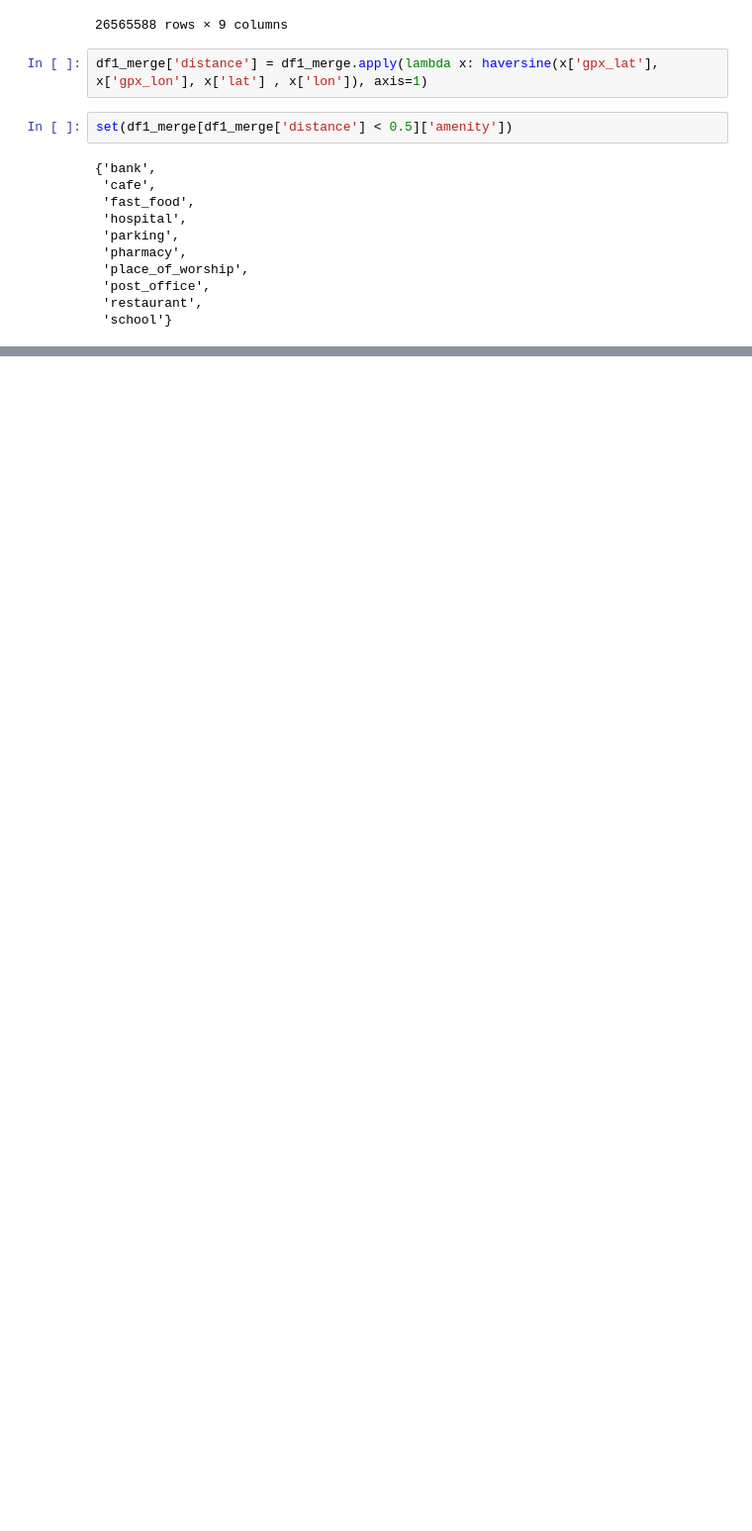
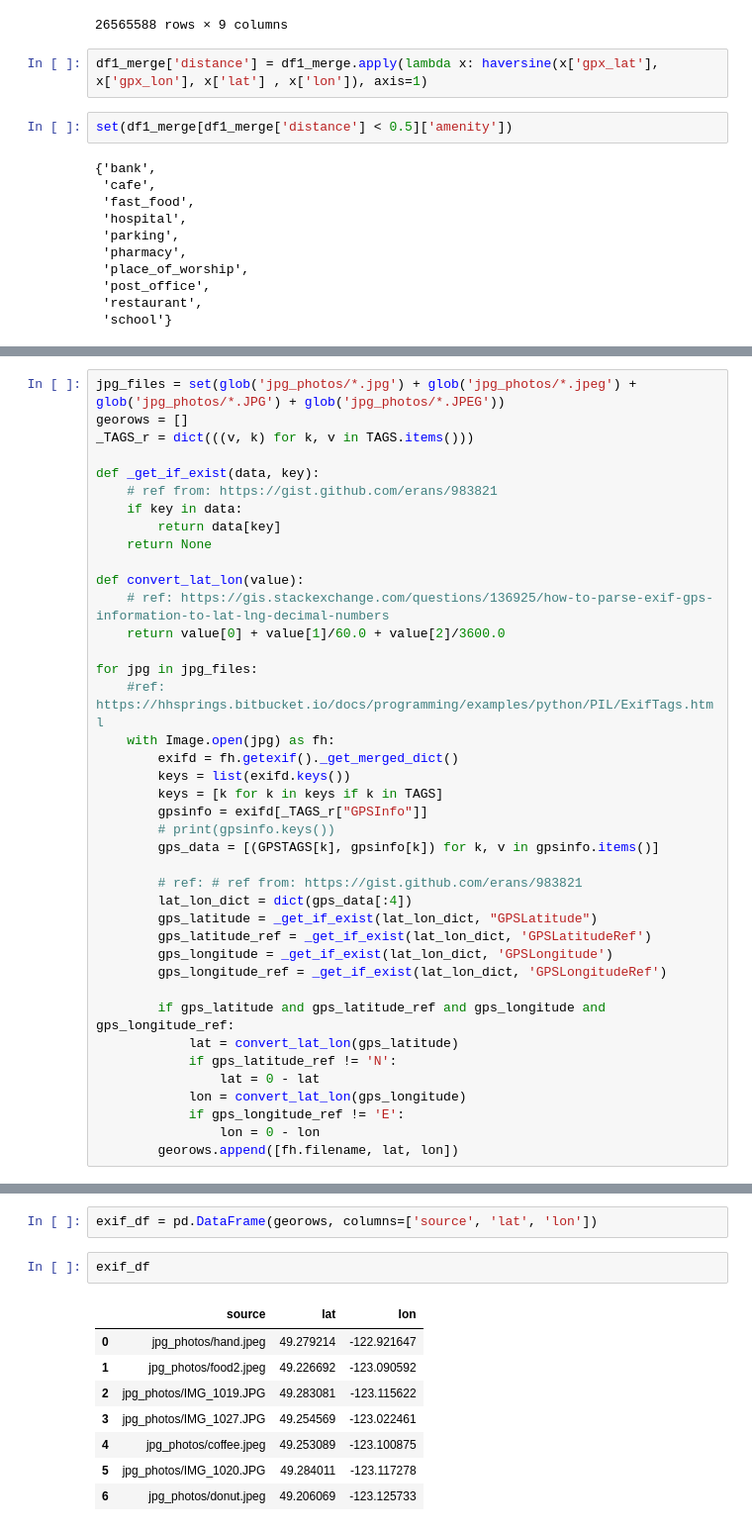
Before and after one commit to truongnguyenlinh/geotagger, a Jupyter notebook: osm/code/osm-analysis.ipynb, the cells around one changed output, grey strips where cells are left out. Shown: that part at 99% size. Drawn from its saved outputs; the diff is of its cells as text; blank space fills up the shorter version.

```diff
--- a/osm/code/osm-analysis.ipynb
+++ b/osm/code/osm-analysis.ipynb
@@ -103,0 +108,40 @@ set(df1_merge[df1_merge['distance'] < 0.5]['amenity'])
+# %%
+jpg_files = set(glob('jpg_photos/*.jpg') + glob('jpg_photos/*.jpeg') + glob('jpg_photos/*.JPG') + glob('jpg_photos/*.JPEG'))
+georows = []
+_TAGS_r = dict(((v, k) for k, v in TAGS.items()))
+
+def _get_if_exist(data, key):
+    # ref from: https://gist.github.com/erans/983821
+    if key in data:
+        return data[key]
+    return None
+
+def convert_lat_lon(value):
+    # ref: https://gis.stackexchange.com/questions/136925/how-to-parse-exif-gps-information-to-lat-lng-decimal-numbers
+    return value[0] + value[1]/60.0 + value[2]/3600.0
+
+for jpg in jpg_files:
+    #ref: https://hhsprings.bitbucket.io/docs/programming/examples/python/PIL/ExifTags.html
+    with Image.open(jpg) as fh:
+        exifd = fh.getexif()._get_merged_dict()
+        keys = list(exifd.keys())
+        keys = [k for k in keys if k in TAGS]
+        gpsinfo = exifd[_TAGS_r["GPSInfo"]]
+        # print(gpsinfo.keys())
+        gps_data = [(GPSTAGS[k], gpsinfo[k]) for k, v in gpsinfo.items()]
+
+        # ref: # ref from: https://gist.github.com/erans/983821
+        lat_lon_dict = dict(gps_data[:4])
+        gps_latitude = _get_if_exist(lat_lon_dict, "GPSLatitude")
+        gps_latitude_ref = _get_if_exist(lat_lon_dict, 'GPSLatitudeRef')
+        gps_longitude = _get_if_exist(lat_lon_dict, 'GPSLongitude')
+        gps_longitude_ref = _get_if_exist(lat_lon_dict, 'GPSLongitudeRef')
+
+        if gps_latitude and gps_latitude_ref and gps_longitude and gps_longitude_ref:
+            lat = convert_lat_lon(gps_latitude)
+            if gps_latitude_ref != 'N':
+                lat = 0 - lat
+            lon = convert_lat_lon(gps_longitude)
+            if gps_longitude_ref != 'E':
+                lon = 0 - lon
+        georows.append([fh.filename, lat, lon])
@@ -103,0 +158,13 @@ set(df1_merge[df1_merge['distance'] < 0.5]['amenity'])
+# %%
+exif_df = pd.DataFrame(georows, columns=['source', 'lat', 'lon'])
+# %%
+exif_df
+# %% [output]
+|  | source | lat | lon |
+| 0 | jpg_photos/hand.jpeg | 49.279214 | -122.921647 |
+| 1 | jpg_photos/food2.jpeg | 49.226692 | -123.090592 |
+| 2 | jpg_photos/IMG_1019.JPG | 49.283081 | -123.115622 |
+| 3 | jpg_photos/IMG_1027.JPG | 49.254569 | -123.022461 |
+| 4 | jpg_photos/coffee.jpeg | 49.253089 | -123.100875 |
+| 5 | jpg_photos/IMG_1020.JPG | 49.284011 | -123.117278 |
+| 6 | jpg_photos/donut.jpeg | 49.206069 | -123.125733 |
```
Also changed, not shown: parts of 7 cells of this notebook.
